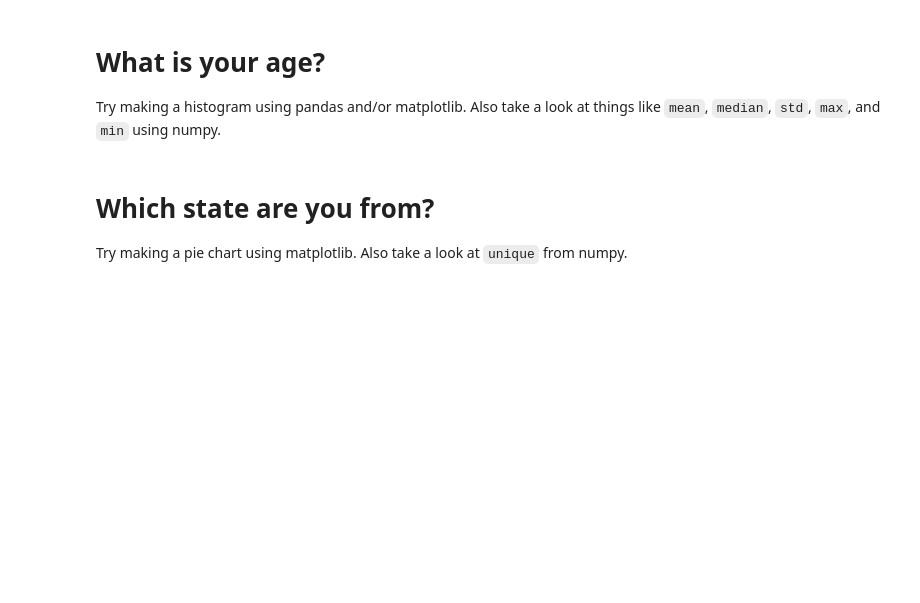
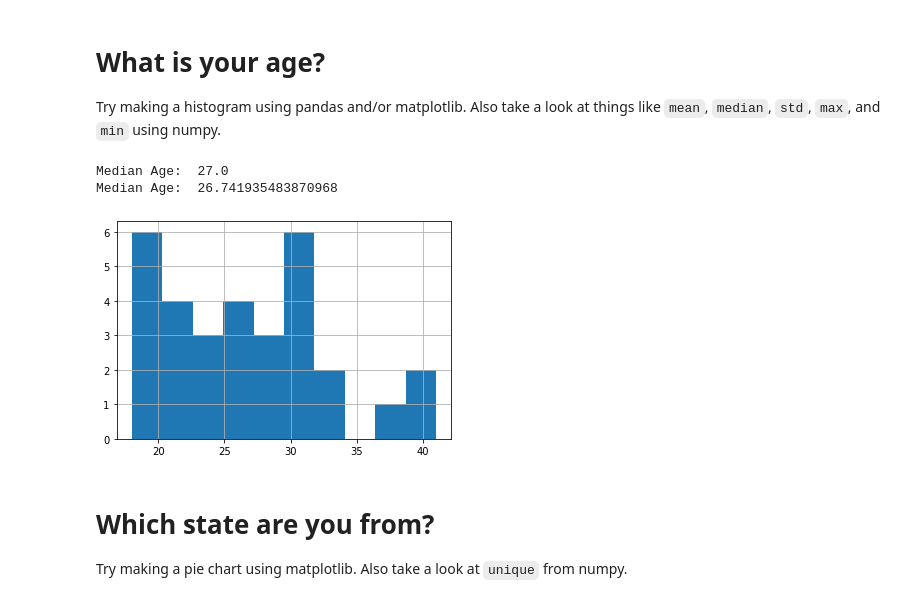
Before and after one commit to uofscphysics/STEM_Python_Course, a Jupyter notebook: 01_Week1/05_PackagesIntro/05_A_packages_activity.ipynb, the cells around one changed output. Drawn from its saved outputs; the diff is of its cells as text; code cells hidden in the pictures; blank space fills up the shorter version.

```diff
--- a/01_Week1/05_PackagesIntro/05_A_packages_activity.ipynb
+++ b/01_Week1/05_PackagesIntro/05_A_packages_activity.ipynb
@@ -145,6 +148,16 @@ plt.pie(pd.value_counts(dat['What is your favorite Ice Cream flavor?']));
 # %% [markdown]
 # What is your age?
 Try making a histogram using pandas and/or matplotlib. Also take a look at things like `mean`, `median`, `std`, `max`, and `min` using numpy.
+# %%
+dat['What is your age?'].hist(bins = 10);
+ageMedian = np.median(dat['What is your age?'])
+print('Median Age: ',ageMedian)
+ageMean = np.mean(dat['What is your age?'])
+print('Median Age: ',ageMean)
+# %% [output]
+Median Age:  27.0
+Median Age:  26.741935483870968
+[figure, added]
 # %% [markdown]
 # Which state are you  from?
 Try making a pie chart using matplotlib. Also take a look at `unique` from numpy.
```
Also changed, not shown: parts of 5 cells of this notebook.
